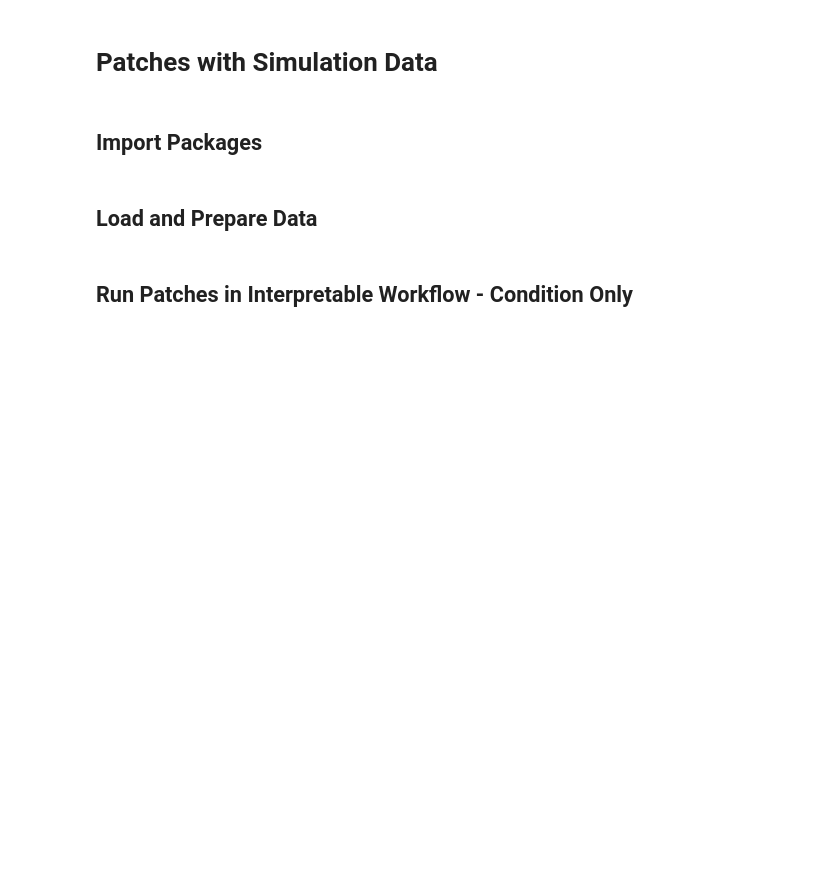
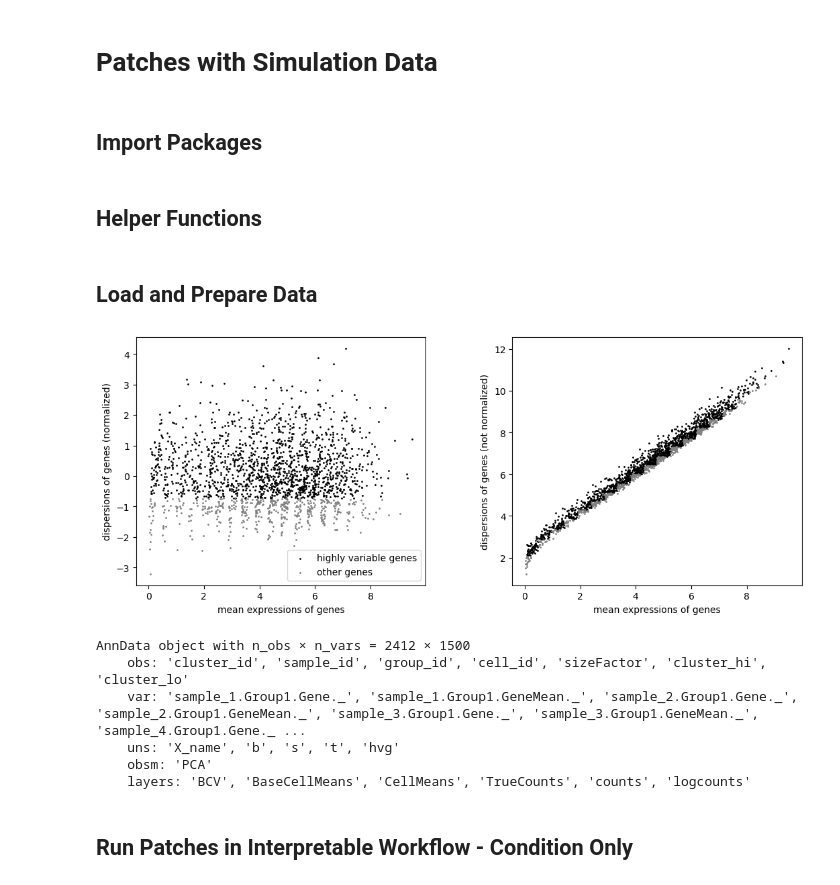
Before and after one commit to michelta00/disentangle-type-state, a Jupyter notebook: notebooks/python/01-patches_sim.ipynb, the cells around one changed output. Drawn from its saved outputs; the diff is of its cells as text; code cells hidden in the pictures; blank space fills up the shorter version.

```diff
--- a/notebooks/python/01-patches_sim.ipynb
+++ b/notebooks/python/01-patches_sim.ipynb
@@ -17,0 +14,2 @@ import scanpy as sc
+# %% [markdown]
+## Helper Functions
@@ -19,8 +74,22 @@ import scanpy as sc
 ## Load and Prepare Data
 # %%
 adata = sc.read_h5ad("../../data/sim/01-pro/t100,s80,b0.h5ad")
+adata.X = adata.layers["logcounts"]
+
+sc.pp.highly_variable_genes(adata, n_top_genes=1500)
+sc.pl.highly_variable_genes(adata)
+
+adata = adata[:, adata.var["highly_variable"]].copy()
 adata.X = adata.layers["counts"] # model input should be raw counts (stated in docs)
 adata
+# %% [output]
+[figure, added]
+AnnData object with n_obs × n_vars = 2412 × 1500
+    obs: 'cluster_id', 'sample_id', 'group_id', 'cell_id', 'sizeFactor', 'cluster_hi', 'cluster_lo'
+    var: 'sample_1.Group1.Gene._', 'sample_1.Group1.GeneMean._', 'sample_2.Group1.Gene._', 'sample_2.Group1.GeneMean._', 'sample_3.Group1.Gene._', 'sample_3.Group1.GeneMean._', 'sample_4.Group1.Gene._ ...
+    uns: 'X_name', 'b', 's', 't', 'hvg'
+    obsm: 'PCA'
+    layers: 'BCV', 'BaseCellMeans', 'CellMeans', 'TrueCounts', 'counts', 'logcounts'
 # %% [markdown]
 ## Run Patches in Interpretable Workflow - Condition Only
 # %%
```
Also changed, not shown: parts of 27 cells of this notebook.
